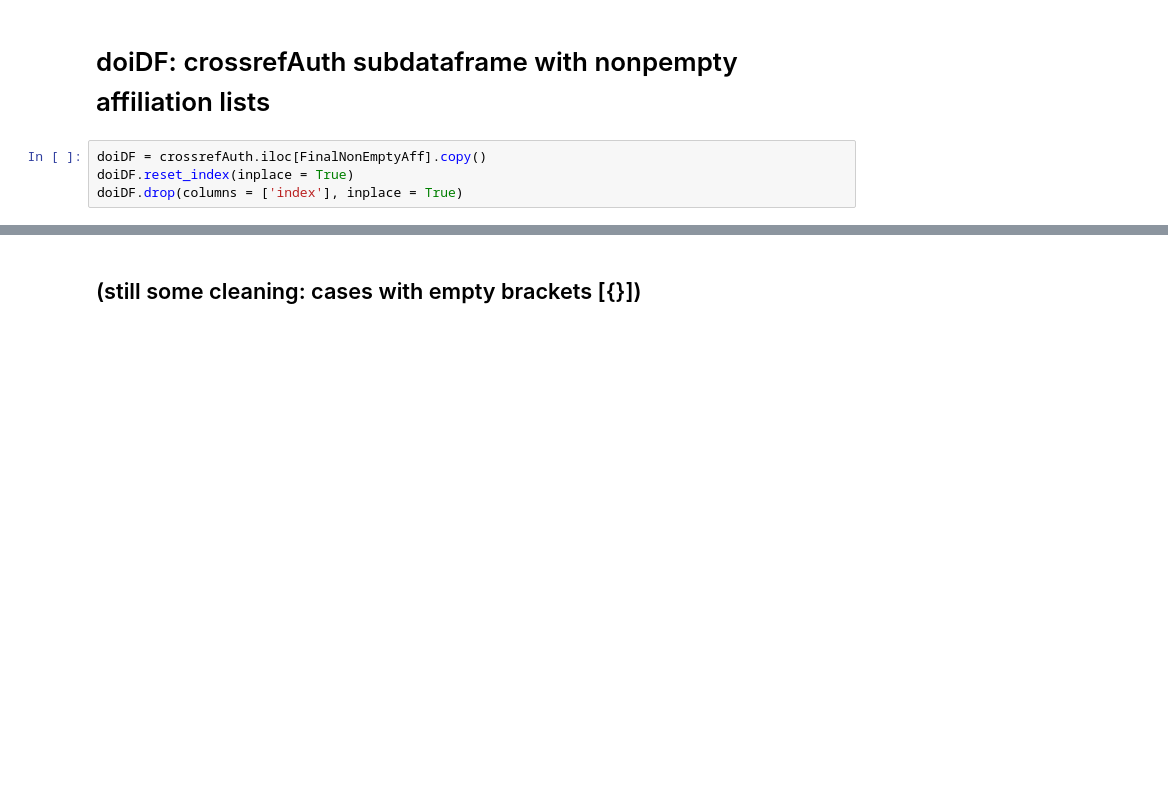
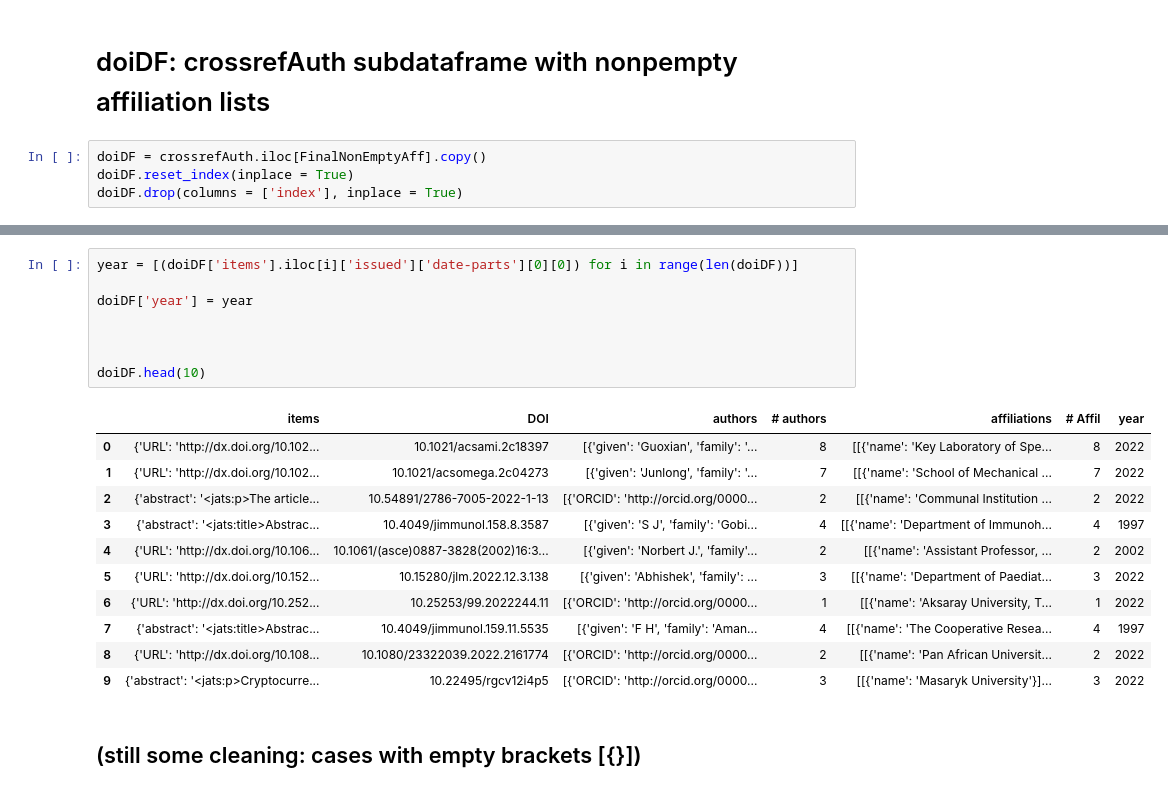
Before and after one commit to mkallipo/affiliation-matching, a Jupyter notebook: matching.ipynb, the cells around one changed output, grey strips where cells are left out. Cells and saved outputs as stored; diff of their text form; blank space fills up the shorter version.

```diff
--- a/matching.ipynb
+++ b/matching.ipynb
@@ -94,3 +122,23 @@ doiDF.drop(columns = ['index'], inplace = True)
+# %%
+year = [(doiDF['items'].iloc[i]['issued']['date-parts'][0][0]) for i in range(len(doiDF))]
+
+doiDF['year'] = year
+
+
+
+doiDF.head(10)
+# %% [output]
+|  | items | DOI | authors | # authors | affiliations | # Affil | year |
+| 0 | {'URL': 'http://dx.doi.org/10.102... | 10.1021/acsami.2c18397 | [{'given': 'Guoxian', 'family': '... | 8 | [[{'name': 'Key Laboratory of Spe... | 8 | 2022 |
+| 1 | {'URL': 'http://dx.doi.org/10.102... | 10.1021/acsomega.2c04273 | [{'given': 'Junlong', 'family': '... | 7 | [[{'name': 'School of Mechanical ... | 7 | 2022 |
+| 2 | {'abstract': '<jats:p>The article... | 10.54891/2786-7005-2022-1-13 | [{'ORCID': 'http://orcid.org/0000... | 2 | [[{'name': 'Communal Institution ... | 2 | 2022 |
+| 3 | {'abstract': '<jats:title>Abstrac... | 10.4049/jimmunol.158.8.3587 | [{'given': 'S J', 'family': 'Gobi... | 4 | [[{'name': 'Department of Immunoh... | 4 | 1997 |
+| 4 | {'URL': 'http://dx.doi.org/10.106... | 10.1061/(asce)0887-3828(2002)16:3... | [{'given': 'Norbert J.', 'family'... | 2 | [[{'name': 'Assistant Professor, ... | 2 | 2002 |
+| 5 | {'URL': 'http://dx.doi.org/10.152... | 10.15280/jlm.2022.12.3.138 | [{'given': 'Abhishek', 'family': ... | 3 | [[{'name': 'Department of Paediat... | 3 | 2022 |
+| 6 | {'URL': 'http://dx.doi.org/10.252... | 10.25253/99.2022244.11 | [{'ORCID': 'http://orcid.org/0000... | 1 | [[{'name': 'Aksaray University, T... | 1 | 2022 |
+| 7 | {'abstract': '<jats:title>Abstrac... | 10.4049/jimmunol.159.11.5535 | [{'given': 'F H', 'family': 'Aman... | 4 | [[{'name': 'The Cooperative Resea... | 4 | 1997 |
+| 8 | {'URL': 'http://dx.doi.org/10.108... | 10.1080/23322039.2022.2161774 | [{'ORCID': 'http://orcid.org/0000... | 2 | [[{'name': 'Pan African Universit... | 2 | 2022 |
+| 9 | {'abstract': '<jats:p>Cryptocurre... | 10.22495/rgcv12i4p5 | [{'ORCID': 'http://orcid.org/0000... | 3 | [[{'name': 'Masaryk University'}]... | 3 | 2022 |
 # %% [markdown]
 ## (still some cleaning: cases with empty brackets [{}])
 # %%
```
Also changed, not shown: parts of 106 cells of this notebook.
